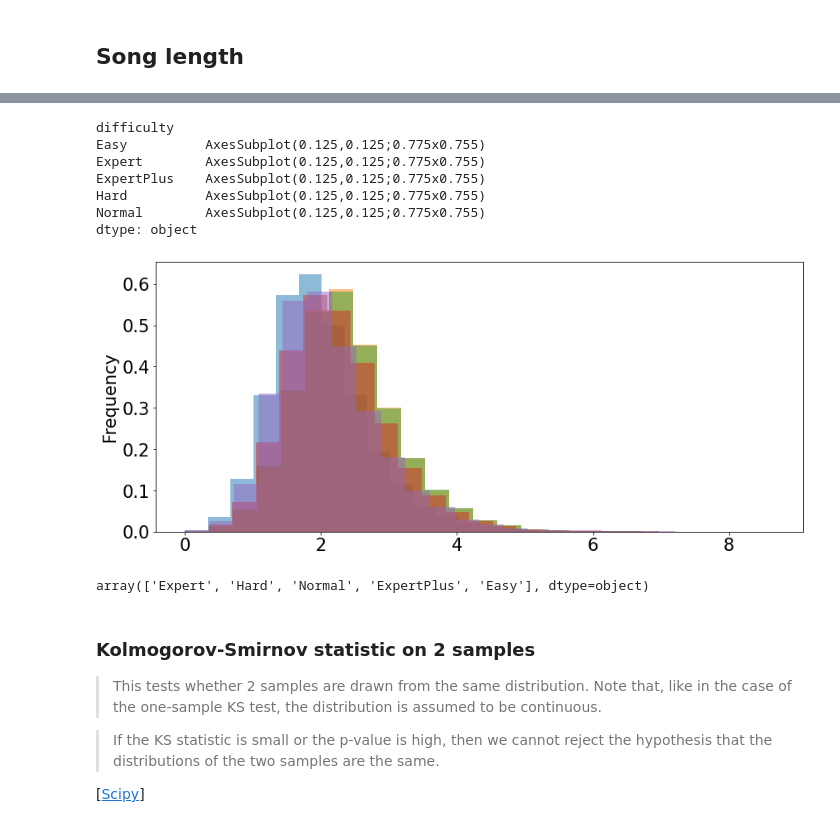
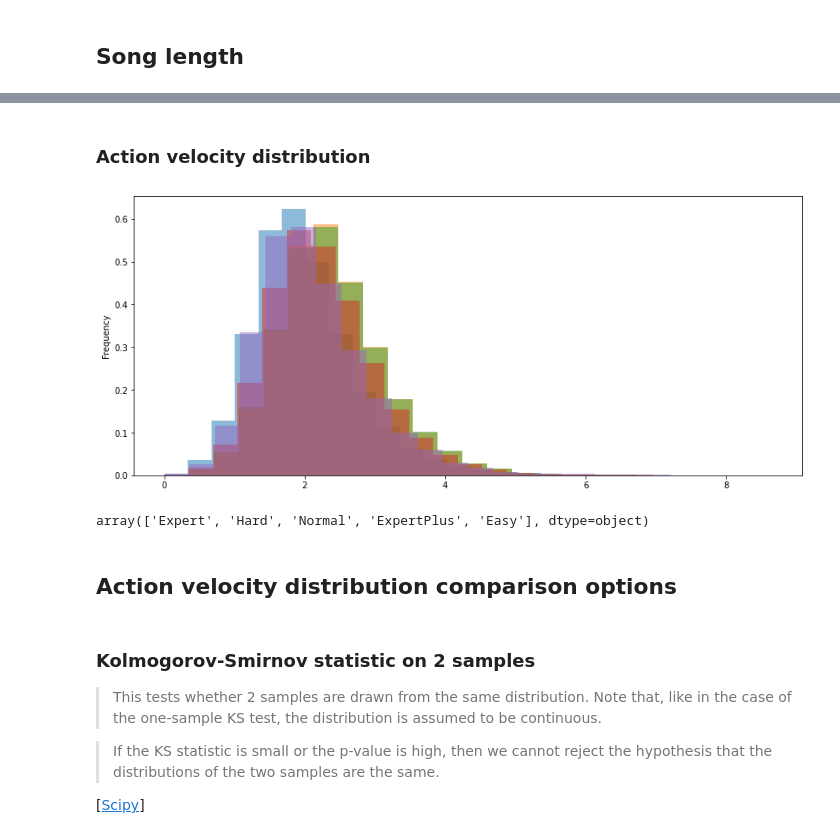
Before and after one commit to ronaldluc/DeepSaber, a Jupyter notebook: src/notebooks/data_exploration.ipynb, the cells around one changed output, grey strips where cells are left out. Cells and saved outputs as stored; diff of their text form; code cells hidden in the pictures.

```diff
--- a/src/notebooks/data_exploration.ipynb
+++ b/src/notebooks/data_exploration.ipynb
@@ -188,32 +201,28 @@ def cosine_dist(a, b):
 # %%
 from matplotlib import pyplot as plt
 
 def compute_velocity(df, window=7):
     means = df.iloc[::].rolling(window, win_type='boxcar').mean(std=7, tau=7, sym=False)
 
     velocity  = cosine_dist(means.values, means.shift(window).values)
     diff = means - means.shift(window)
     velocity = ((diff.dropna()**2).sum(axis=1))**(1/2)
     return pd.Series(velocity).dropna()
 
+display(Markdown('### Action velocity distribution'))
+
 ax = train_vec.groupby(['name', 'difficulty']).apply(compute_velocity).groupby('difficulty').plot.hist(bins=24, figsize=(14, 6), density=True, alpha=0.5)
-# ax.set_xlim(0, 5)
-ax
 # %% [output]
-difficulty
-Easy          AxesSubplot(0.125,0.125;0.775x0.755)
-Expert        AxesSubplot(0.125,0.125;0.775x0.755)
-ExpertPlus    AxesSubplot(0.125,0.125;0.775x0.755)
-Hard          AxesSubplot(0.125,0.125;0.775x0.755)
-Normal        AxesSubplot(0.125,0.125;0.775x0.755)
-dtype: object
+### Action velocity distribution
-[figure, old version]
+[figure, new version]
 # %%
 train_vel = train_vec.groupby(['name', 'difficulty']).apply(compute_velocity).reset_index(1)
 val_vel = val_vec.groupby(['name', 'difficulty']).apply(compute_velocity).reset_index(1)
 val_vel.difficulty.unique()
 # %% [output]
 array(['Expert', 'Hard', 'Normal', 'ExpertPlus', 'Easy'], dtype=object)
+# %% [markdown]
+## Action velocity distribution comparison options
 # %% [markdown]
 ### Kolmogorov-Smirnov statistic on 2 samples
 > This tests whether 2 samples are drawn from the same distribution. Note that, like in the case of the one-sample KS test, the distribution is assumed to be continuous.
```
Also changed, not shown: parts of 16 cells of this notebook, 9 other files.
